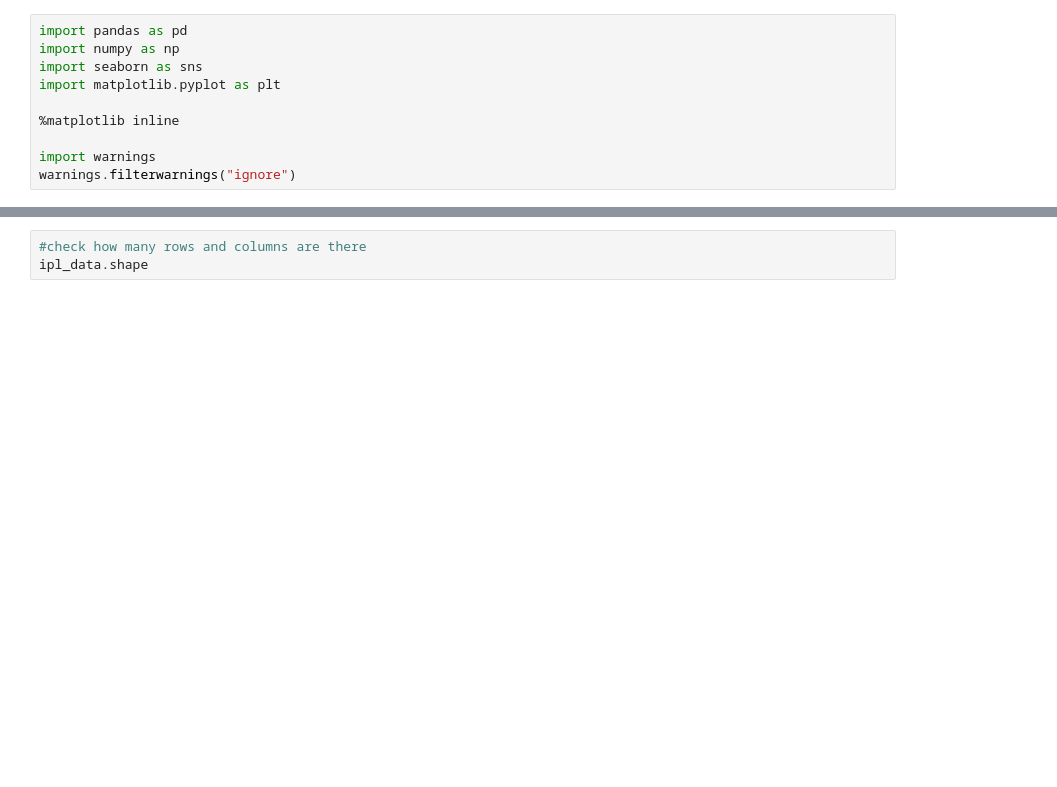
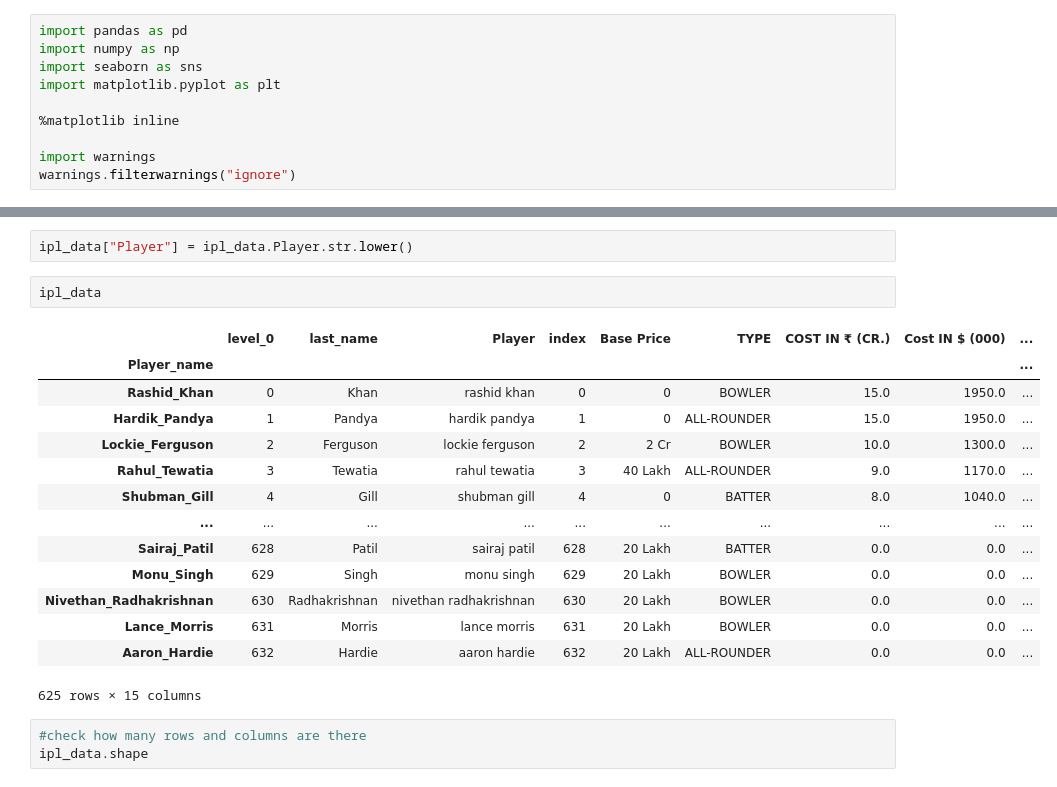
Before and after one commit to kartheek1209/IPL-2022-Auction-Data-Analysis, a Jupyter notebook: IPL 2022 Auction analysis.ipynb, the cells around one changed output, grey strips where cells are left out. Saved outputs shown, nothing was run; the diff lists cells and outputs as text; blank space fills up the shorter version.

```diff
--- a/IPL 2022 Auction analysis.ipynb
+++ b/IPL 2022 Auction analysis.ipynb
@@ -23,6 +24,25 @@ ipl_data.head(10)
 | 7 | 7 | David Miller | 1 Cr | BATTER | 3.00 | 390.0 | RR | Gujarat Titans |
 | 8 | 8 | R. Sai Kishore | 20 Lakh | BOWLER | 3.00 | 390.0 | CSK | Gujarat Titans |
 | 9 | 9 | Abhinav Sadarangani | 20 Lakh | BATTER | 2.60 | 338.0 | NaN | Gujarat Titans |
+# %%
+ipl_data["Player"] = ipl_data.Player.str.lower()
+# %%
+ipl_data
+# %% [output]
+|  | level_0 | last_name | Player | index | Base Price | TYPE | COST IN ₹ (CR.) | Cost IN $ (000) | ... |
+| Player_name |  |  |  |  |  |  |  |  | ... |
+| Rashid_Khan | 0 | Khan | rashid khan | 0 | 0 | BOWLER | 15.0 | 1950.0 | ... |
+| Hardik_Pandya | 1 | Pandya | hardik pandya | 1 | 0 | ALL-ROUNDER | 15.0 | 1950.0 | ... |
+| Lockie_Ferguson | 2 | Ferguson | lockie ferguson | 2 | 2 Cr | BOWLER | 10.0 | 1300.0 | ... |
+| Rahul_Tewatia | 3 | Tewatia | rahul tewatia | 3 | 40 Lakh | ALL-ROUNDER | 9.0 | 1170.0 | ... |
+| Shubman_Gill | 4 | Gill | shubman gill | 4 | 0 | BATTER | 8.0 | 1040.0 | ... |
+| ... | ... | ... | ... | ... | ... | ... | ... | ... | ... |
+| Sairaj_Patil | 628 | Patil | sairaj patil | 628 | 20 Lakh | BATTER | 0.0 | 0.0 | ... |
+| Monu_Singh | 629 | Singh | monu singh | 629 | 20 Lakh | BOWLER | 0.0 | 0.0 | ... |
+| Nivethan_Radhakrishnan | 630 | Radhakrishnan | nivethan radhakrishnan | 630 | 20 Lakh | BOWLER | 0.0 | 0.0 | ... |
+| Lance_Morris | 631 | Morris | lance morris | 631 | 20 Lakh | BOWLER | 0.0 | 0.0 | ... |
+| Aaron_Hardie | 632 | Hardie | aaron hardie | 632 | 20 Lakh | ALL-ROUNDER | 0.0 | 0.0 | ... |
+625 rows × 15 columns
 # %%
 #check how many rows and columns are there
 ipl_data.shape
```
Also changed, not shown: parts of 42 cells of this notebook, 3 other files.
